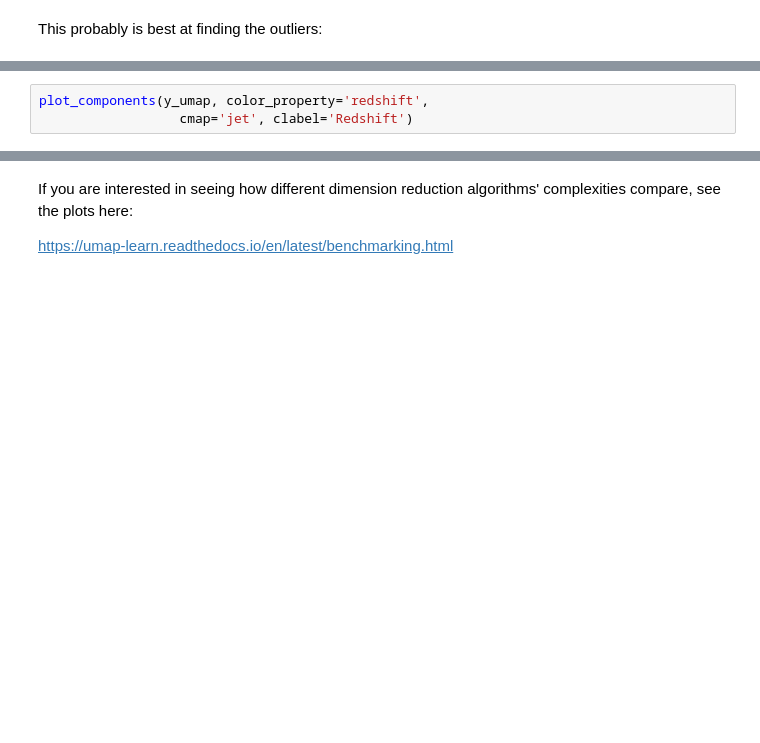
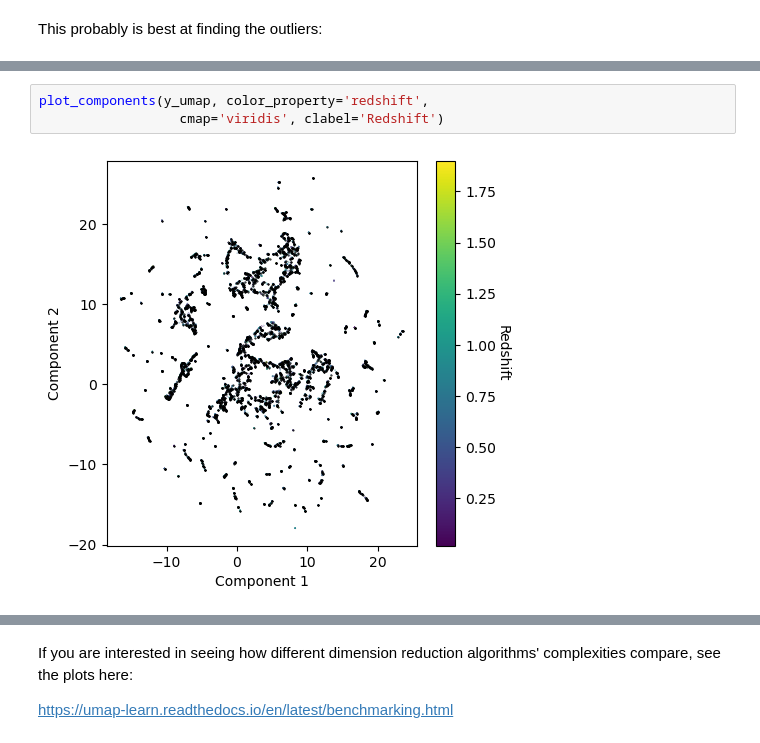
Before and after one commit to Nihilol/AppliedML2023, a Jupyter notebook: Week2/DimReductionPart1.ipynb, the cells around one changed output, grey strips where cells are left out. Drawn from its saved outputs; the diff is of its cells as text; blank space fills up the shorter version.

```diff
--- a/Week2/DimReductionPart1.ipynb
+++ b/Week2/DimReductionPart1.ipynb
@@ -464,5 +479,7 @@ plot_components(y_umap, color_property='is_star_forming',
 # %%
 plot_components(y_umap, color_property='redshift',
-                  cmap='jet', clabel='Redshift')
+                  cmap='viridis', clabel='Redshift')
+# %% [output]
+[figure, added]
 # %%
 plot_components(y_umap, color_property='log_mass',
```
Also changed, not shown: parts of 17 cells of this notebook, 13 other files.
